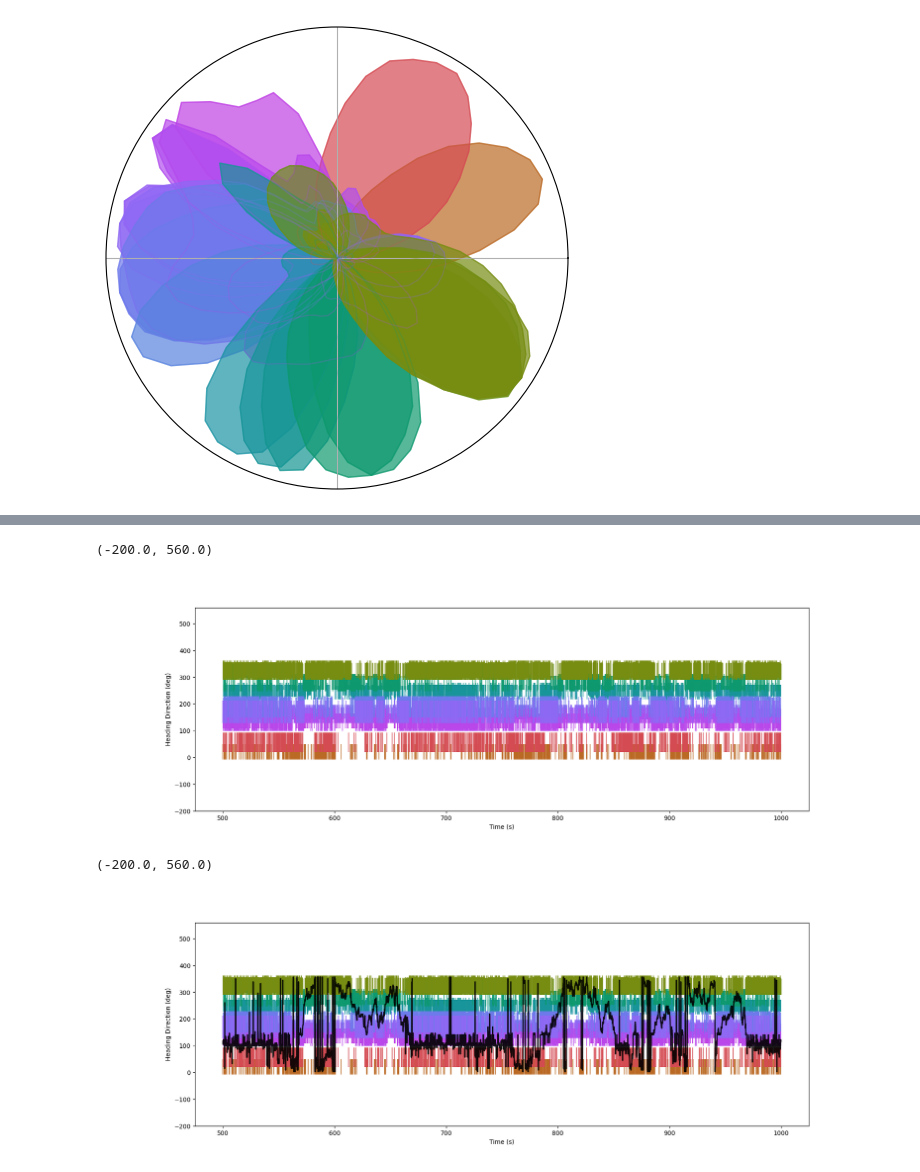
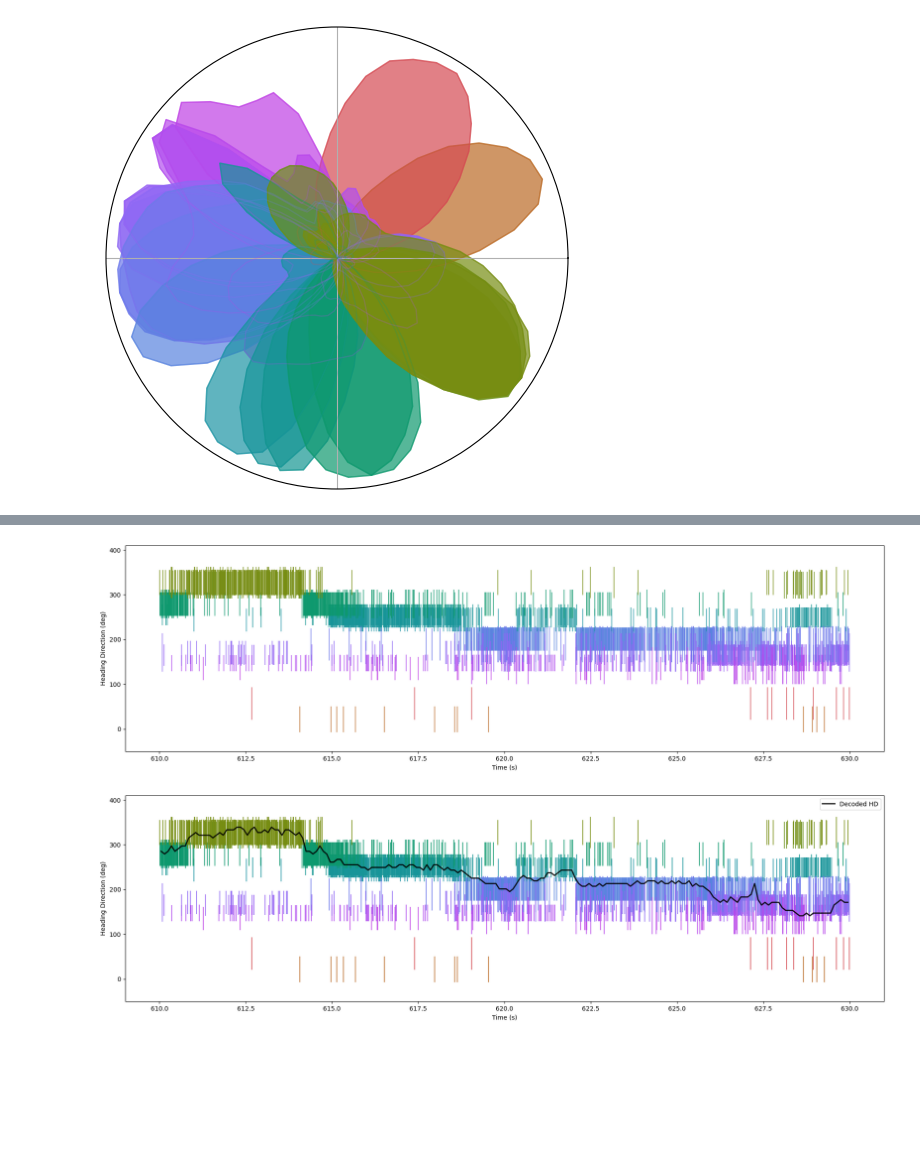
Before and after one commit to Senzai-Lab/nrem_sc, a Jupyter notebook: notebooks/select_hd_cells.ipynb, the cells around one changed output, grey strips where cells are left out. Saved outputs shown, nothing was run; the diff lists cells and outputs as text; code cells hidden in the pictures; blank space fills up the shorter version.

```diff
--- a/notebooks/select_hd_cells.ipynb
+++ b/notebooks/select_hd_cells.ipynb
@@ -369,32 +415,43 @@ Index    rate     fwhm    pref_ang    order
 65       1.59498  53.4    5.71        21
 67       1.55103  69.57   5.71        22
 # %%
-%matplotlib ipympl
-window = nap.IntervalSet(start=500, end=1000)
-plt.figure(figsize=(18, 6))
+start = 610
+window_size = 20
+
+window = nap.IntervalSet(start=start, end=start+window_size)
+
+plt.figure(figsize=(22, 6))
 for unit_idx in hd_spikes:
-    plt.eventplot(spikes[unit_idx].restrict(window).t, color=colors[unit_idx], lineoffsets=np.rad2deg(spikes['pref_ang'][unit_idx]), linelengths=spikes['fwhm'][unit_idx], alpha=0.7)
+    plt.eventplot(
+        spikes[unit_idx].restrict(window).t,
+        color=colors[unit_idx],
+        lineoffsets=np.rad2deg(spikes['pref_ang'][unit_idx]),
+        linelengths=spikes['fwhm'][unit_idx],
+        alpha=0.7
+    )
 
 plt.xlabel("Time (s)")
 plt.ylabel("Heading Direction (deg)")
-plt.ylim(-200, 560)
+plt.ylim(-50, 410)
+plt.savefig("hd_raster.png", dpi=320)
 # %% [output]
-(-200.0, 560.0)
-[figure, old version]
+[figure, new version]
 # %%
 decoded, p_f = nap.decode_bayes(tcs, spikes, epochs=window, bin_size=0.1)
 # %%
-%matplotlib ipympl
-window = nap.IntervalSet(start=500, end=1000)
-plt.figure(figsize=(18, 6))
+plt.figure(figsize=(22, 6))
 for unit_idx in hd_spikes:
     plt.eventplot(spikes[unit_idx].restrict(window).t, color=colors[unit_idx], lineoffsets=np.rad2deg(spikes['pref_ang'][unit_idx]), linelengths=spikes['fwhm'][unit_idx], alpha=0.8)
-plt.plot(np.rad2deg(decoded), color='k', linewidth=2, alpha=0.9, zorder=3)
+plt.plot(np.rad2deg(decoded), color='k', linewidth=2, alpha=0.9, zorder=3, label='Decoded HD')
+
+
 plt.xlabel("Time (s)")
 plt.ylabel("Heading Direction (deg)")
-plt.ylim(-200, 560)
+plt.ylim(-50, 410)
+plt.legend(loc='upper right')
+
+plt.savefig("hd_decoding.png", dpi=320)
 # %% [output]
-(-200.0, 560.0)
-[figure, old version]
+[figure, new version]
 # %%
 hd_spikes.save(PROCESSED_DATA_PATH / unit_id / "hd_spikes")
```
Also changed, not shown: parts of 7 cells of this notebook, 6 other files.
